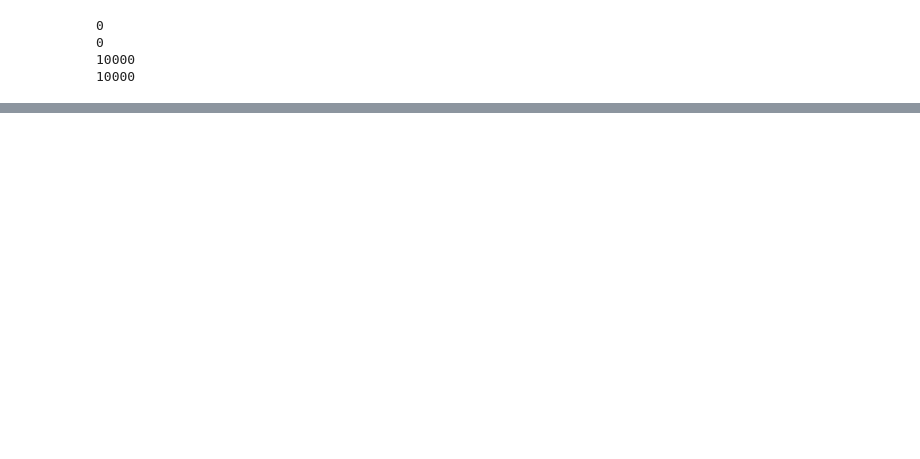
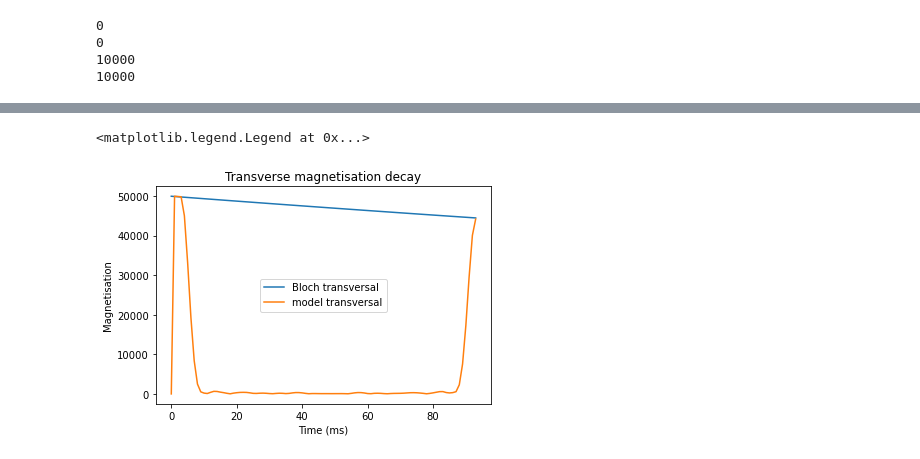
Before and after one commit to 11349875/MRI-Model, a Jupyter notebook: MRI Monte Carlo model.ipynb, the cells around one changed output, grey strips where cells are left out. Drawn from its saved outputs; the diff is of its cells as text; code cells hidden in the pictures; blank space fills up the shorter version.

```diff
--- a/MRI Monte Carlo model.ipynb
+++ b/MRI Monte Carlo model.ipynb
@@ -801,0 +809,13 @@ plt.plot(trans)
+# %%
+bloch = []
+for t in range(steps):
+    bloch.append((trans0[1] * (math.exp(-t/(T2)))))
+plt.plot(bloch, label="Bloch transversal")
+plt.plot(trans0, label="model transversal")
+plt.title("Transverse magnetisation decay")
+plt.ylabel("Magnetisation")
+plt.xlabel("Time (ms)")
+plt.legend()
+# %% [output]
+<matplotlib.legend.Legend at 0x...>
+[figure, added]
```
Also changed, not shown: parts of 6 cells of this notebook.
